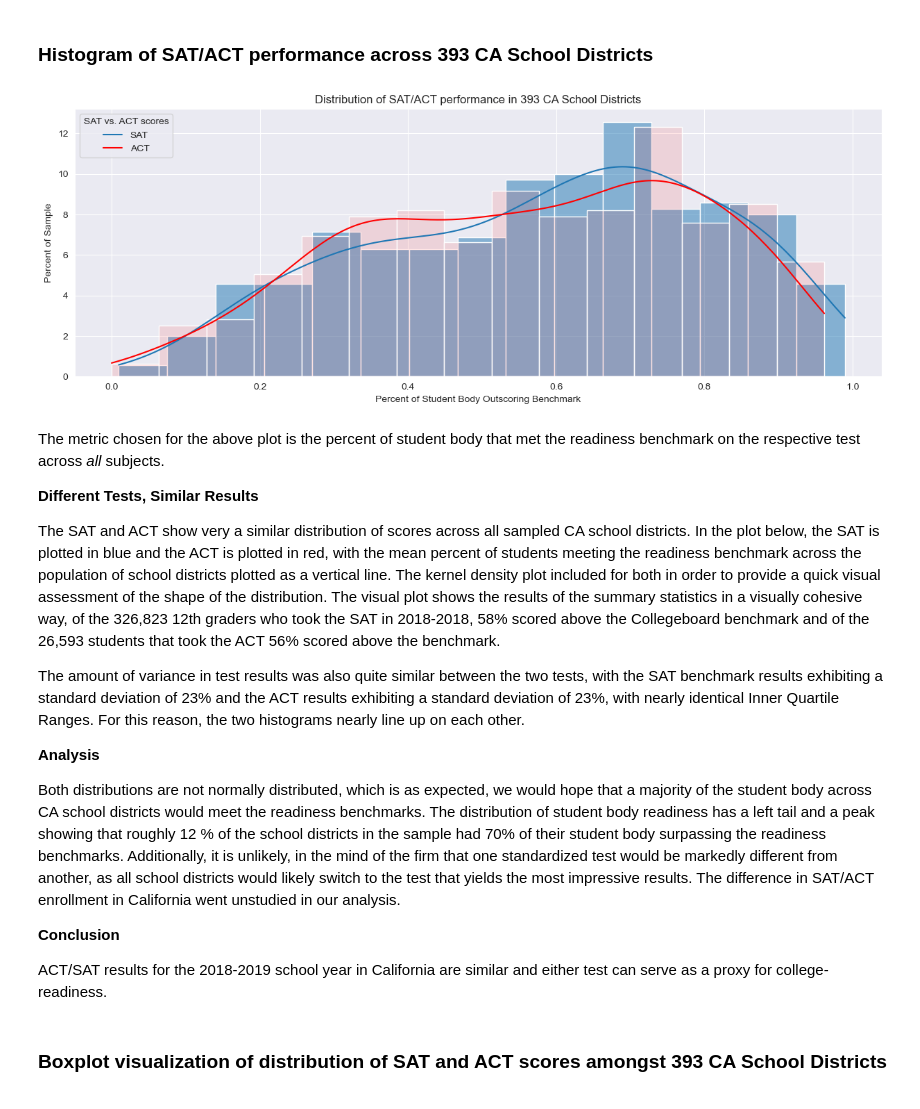
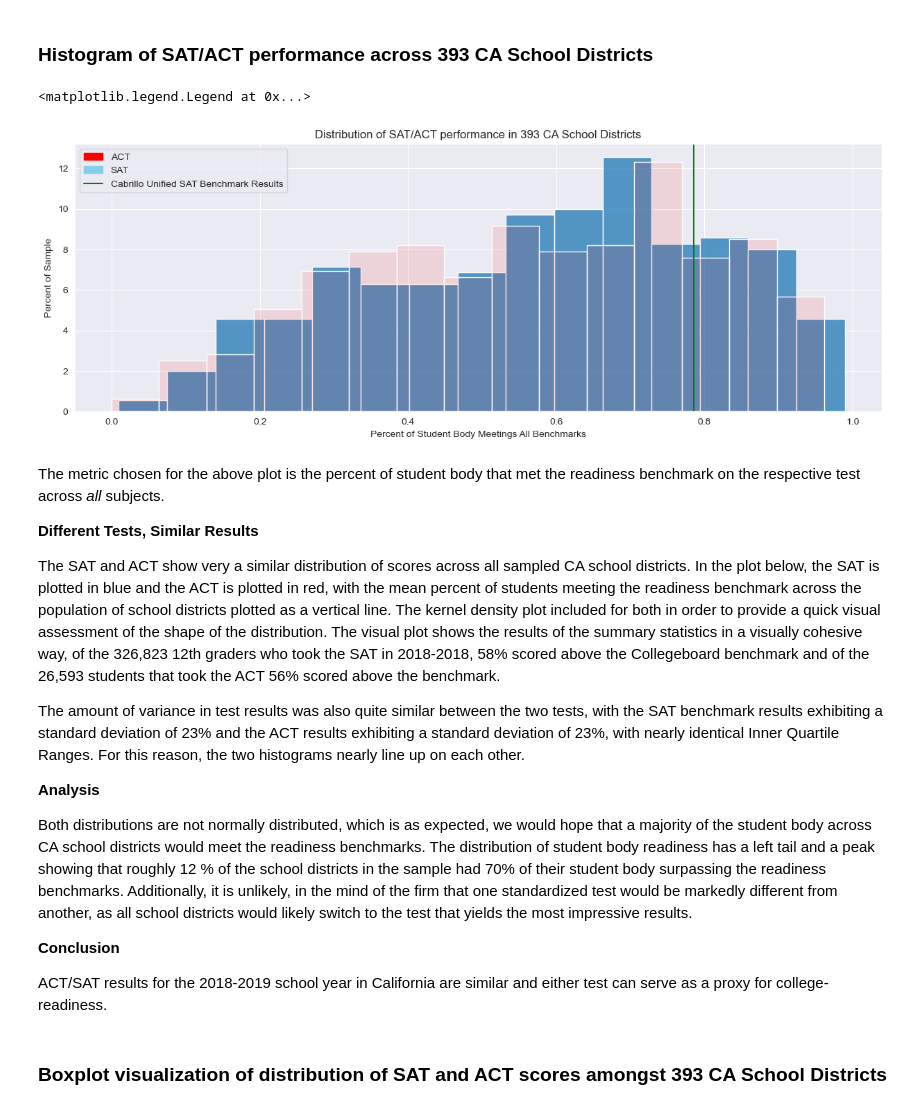
Before and after one commit to AlexSpradling/california_sat_analysis, a Jupyter notebook: code/Alex-Project1.ipynb, the cells around one changed output. Drawn from its saved outputs; the diff is of its cells as text; code cells hidden in the pictures.

```diff
--- a/code/Alex-Project1.ipynb
+++ b/code/Alex-Project1.ipynb
@@ -823,14 +868,20 @@ The SAT remains a far more popular test amongst CA School districts. Of the 353,
 # %% [markdown]
 ### Histogram of SAT/ACT performance across 393 CA School Districts
 # %%
-fig, axs = plt.subplots(1, figsize=(15,5))
-sns.histplot(final_merged_df, x = 'sat_pct_both_over_benchmark', stat = 'percent', bins =15,kde=True)
-sns.histplot(final_merged_df, x = 'act_pct_ge_21', stat = 'percent', bins = 15, alpha = 0.1, color='r', kde=True)
+fig, axs = plt.subplots(figsize=(15,5))
+sns.histplot(final_merged_df, x = 'sat_pct_both_over_benchmark', stat = 'percent', bins =15, label='SAT')
+sns.histplot(final_merged_df, x = 'act_pct_ge_21', stat = 'percent', bins = 15, alpha = 0.1, color='r', label='ACT')
 axs.set(title = 'Distribution of SAT/ACT performance in 393 CA School Districts')
-axs.set(xlabel='Percent of Student Body Outscoring Benchmark', ylabel = 'Percent of Sample');
-plt.legend(title='SAT vs. ACT scores', loc='upper left', labels=['SAT', 'ACT']);
+axs.set(xlabel='Percent of Student Body Meetings All Benchmarks', ylabel = 'Percent of Sample');
+
+cab = plt.axvline(half_moon_bay.sat_pct_both_over_benchmark.mean(), color = 'g', label='Cabrillo Unified SAT Benchmark Results')
+import matplotlib.patches as mpatches
+red_patch = mpatches.Patch(color = 'red', label='ACT')
+blue_patch = mpatches.Patch(color='skyblue', label='SAT')
+axs.legend(handles=[red_patch, blue_patch, cab], loc = 'upper left')
 # %% [output]
+<matplotlib.legend.Legend at 0x...>
-[figure, old version]
+[figure, new version]
 # %% [markdown]
 
 The metric chosen for the above plot is the percent of student body that met the readiness benchmark on the respective test across *all* subjects.
@@ -843,7 +894,7 @@ The amount of variance in test results was also quite similar between the two te
 
 **Analysis**
 
-Both distributions are not normally distributed, which is as expected, we would hope that a majority of the student body across CA school districts would meet the readiness benchmarks. The distribution of student body readiness has a left tail and a peak showing that roughly 12 % of the school districts in the sample had 70% of their student body surpassing the readiness benchmarks. Additionally, it is unlikely, in the mind of the firm that one standardized test would be markedly different from another, as all school districts would likely switch to the test that yields the most impressive results. The difference in SAT/ACT enrollment in California went unstudied in our analysis.
+Both distributions are not normally distributed, which is as expected, we would hope that a majority of the student body across CA school districts would meet the readiness benchmarks. The distribution of student body readiness has a left tail and a peak showing that roughly 12 % of the school districts in the sample had 70% of their student body surpassing the readiness benchmarks. Additionally, it is unlikely, in the mind of the firm that one standardized test would be markedly different from another, as all school districts would likely switch to the test that yields the most impressive results.
 
 **Conclusion**
 
```
Also changed, not shown: parts of 26 cells of this notebook.
